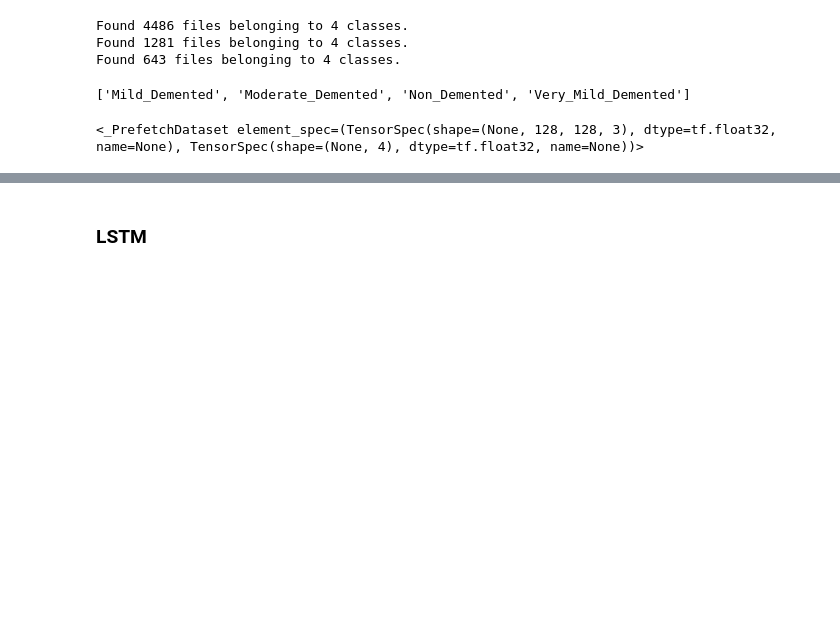
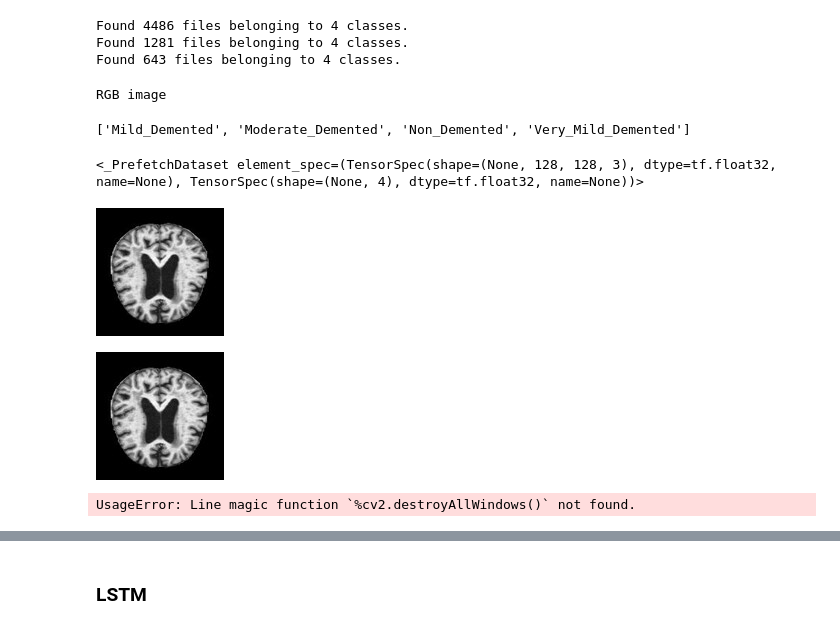
Before and after one commit to MaysamCHAARI/-Entity-relationship_checkpoint, a Jupyter notebook: CNN_LSTM_model_dataset1.ipynb, the cells around one changed output, grey strips where cells are left out. Drawn from its saved outputs; the diff is of its cells as text; code cells hidden in the pictures; blank space fills up the shorter version.

```diff
--- a/CNN_LSTM_model_dataset1.ipynb
+++ b/CNN_LSTM_model_dataset1.ipynb
@@ -70,6 +70,22 @@ label_mode="categorical"
 Found 4486 files belonging to 4 classes.
 Found 1281 files belonging to 4 classes.
 Found 643 files belonging to 4 classes.
+# %%
+import cv2
+
+def check_image_type(image_path):
+    image = cv2.imread(image_path)
+    if len(image.shape) == 2:
+        print("Grayscale image")
+    elif image.shape[2] == 3:
+        print("RGB image")
+    else:
+        print("Unknown image type")
+
+# Test the function
+check_image_type("/content/drive/My Drive/Dataset1/Mild_Demented/mild_2.jpg")
+# %% [output]
+RGB image
 # %%
 class_names = train_ds.class_names
 print(class_names)
@@ -77,3 +93,28 @@ train_ds
 # %% [output]
 ['Mild_Demented', 'Moderate_Demented', 'Non_Demented', 'Very_Mild_Demented']
 <_PrefetchDataset element_spec=(TensorSpec(shape=(None, 128, 128, 3), dtype=tf.float32, name=None), TensorSpec(shape=(None, 4), dtype=tf.float32, name=None))>
+# %%
+import cv2
+
+
+
+
+import cv2
+from google.colab.patches import cv2_imshow
+
+# Load an RGB image
+
+img = cv2.imread('/content/drive/My Drive/Dataset1/Mild_Demented/mild_2.jpg')
+
+# Convert the RGB image to grayscale
+gray = cv2.cvtColor(img, cv2.COLOR_BGR2GRAY)
+
+# Display the original and grayscale images
+cv2_imshow(img)
+cv2_imshow(gray)
+cv2.waitKey(0)
+%cv2.destroyAllWindows()
+# %% [output]
+[figure, added]
+[figure, added]
+UsageError: Line magic function `%cv2.destroyAllWindows()` not found.
```
Also changed, not shown: parts of 11 cells of this notebook.
